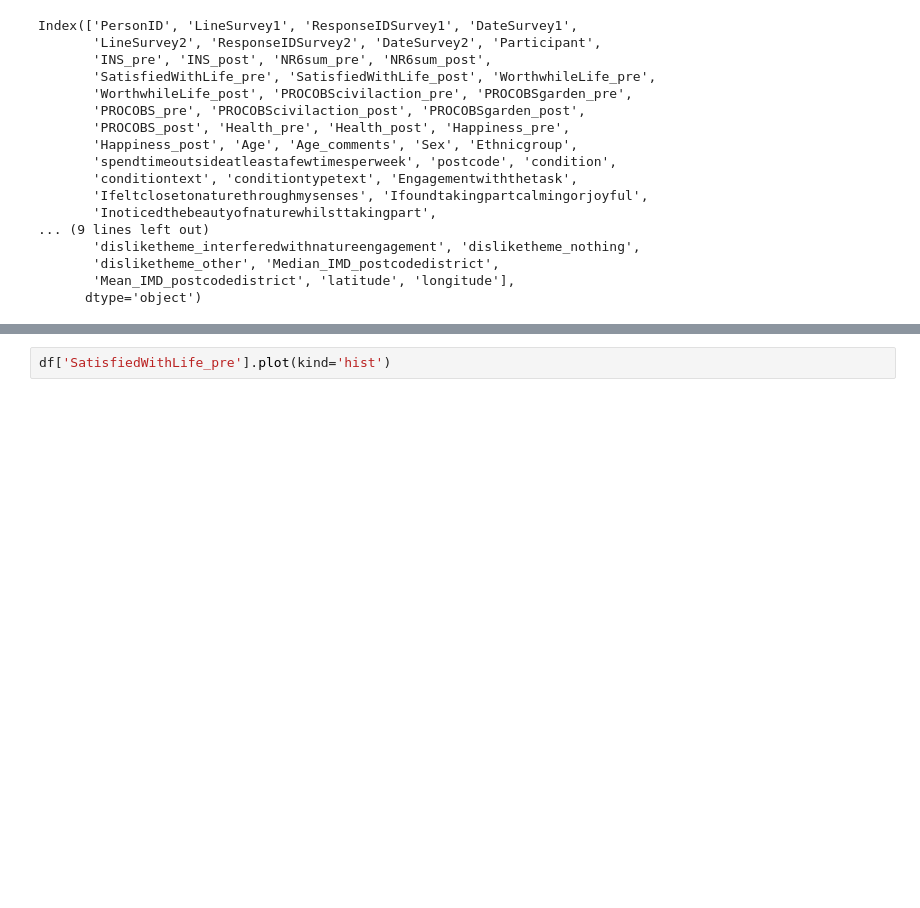
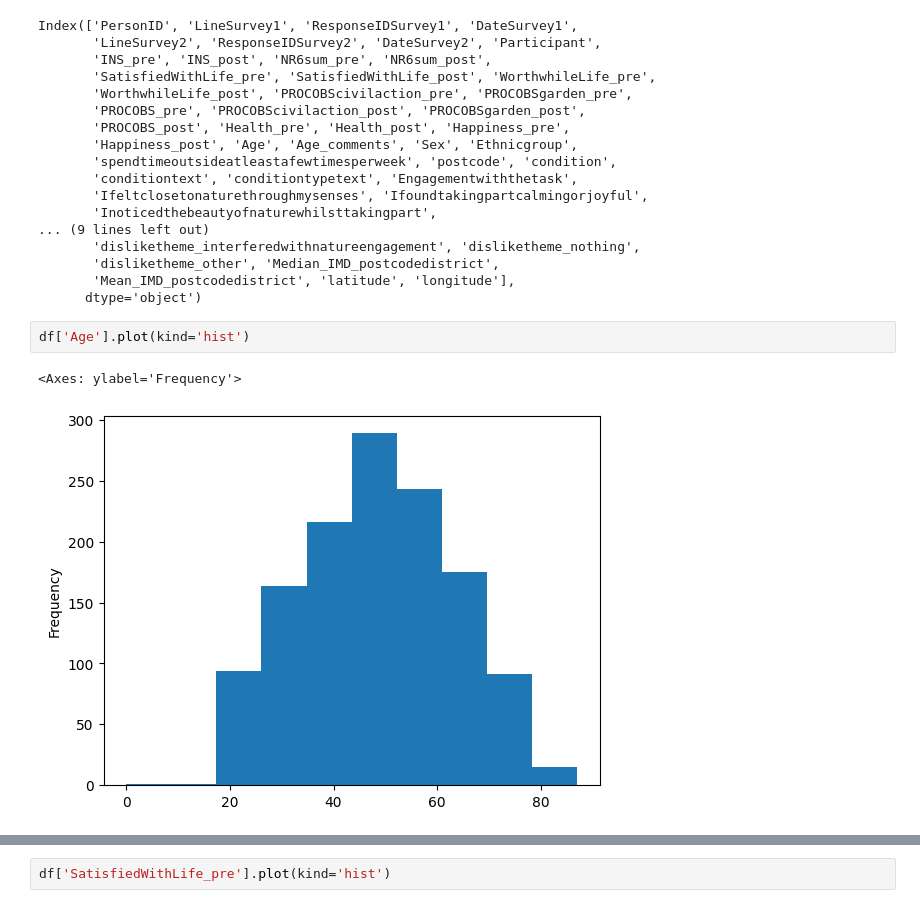
Before and after one commit to fraserdeans/lis-everything-counts-1, a Jupyter notebook: notebook.ipynb, the cells around one changed output, grey strips where cells are left out. Saved outputs shown, nothing was run; the diff lists cells and outputs as text; blank space fills up the shorter version.

```diff
--- a/notebook.ipynb
+++ b/notebook.ipynb
@@ -173,3 +205,8 @@ Index(['PersonID', 'LineSurvey1', 'ResponseIDSurvey1', 'DateSurvey1',
        'disliketheme_other', 'Median_IMD_postcodedistrict',
        'Mean_IMD_postcodedistrict', 'latitude', 'longitude'],
       dtype='object')
+# %%
+df['Age'].plot(kind='hist')
+# %% [output]
+<Axes: ylabel='Frequency'>
+[figure, added]
```
Also changed, not shown: parts of 16 cells of this notebook.
